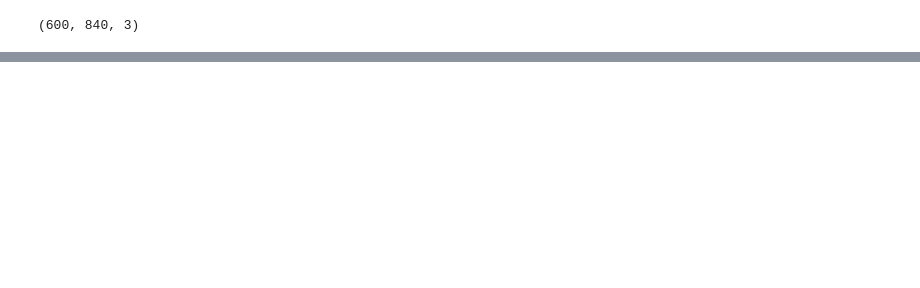
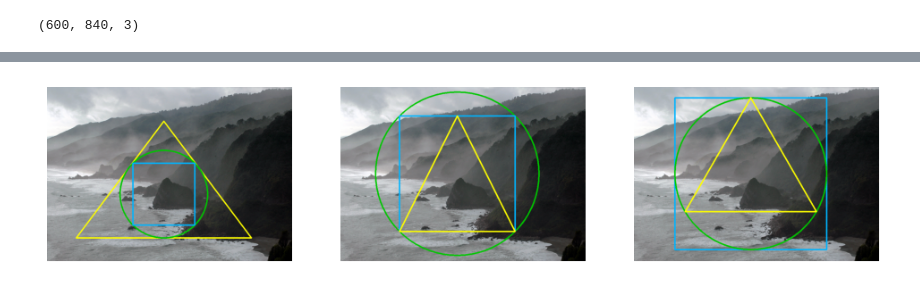
Before and after one commit to impala-tape/cmc_msu_ml, a Jupyter notebook: Data_analisis/Sem3/sem3_hw.ipynb, the cells around one changed output, grey strips where cells are left out. Cells and saved outputs as stored; diff of their text form; code cells hidden in the pictures; blank space fills up the shorter version.

```diff
--- a/Data_analisis/Sem3/sem3_hw.ipynb
+++ b/Data_analisis/Sem3/sem3_hw.ipynb
@@ -15,0 +55,27 @@ plt.imshow(img)
+# %%
+img1 = img.copy()
+pts1 = np.array([[100,520],[700,520],[400,120]], np.int32).reshape(-1,1,2)
+cv2.polylines(img1,[pts1],True,(0,255,255),3)
+cv2.circle(img1,(400,370),150,(0,200,0),3)
+cv2.rectangle(img1,(294,264),(506,476),(255,180,0),3)
+
+img2 = img.copy()
+cv2.circle(img2,(400,300),280,(0,200,0),3)
+cv2.rectangle(img2,(202,102),(598,498),(255,180,0),3)
+pts2 = np.array([[202,498],[598,498],[400,102]], np.int32).reshape(-1,1,2)
+cv2.polylines(img2,[pts2],True,(0,255,255),3)
+
+img3 = img.copy()
+cv2.rectangle(img3,(140,40),(660,560),(255,180,0),3)
+cv2.circle(img3,(400,300),260,(0,200,0),3)
+pts3 = np.array([[400,40],[175,430],[625,430]], np.int32).reshape(-1,1,2)
+cv2.polylines(img3,[pts3],True,(0,255,255),3)
+
+plt.figure(figsize=(12,4))
+for i, im in enumerate([img1,img2,img3],1):
+    plt.subplot(1,3,i)
+    plt.imshow(cv2.cvtColor(im, cv2.COLOR_BGR2RGB))
+    plt.axis("off")
+plt.show()
+# %% [output]
+[figure, added]
```
Also changed, not shown: parts of 9 cells of this notebook, 1 other file.
